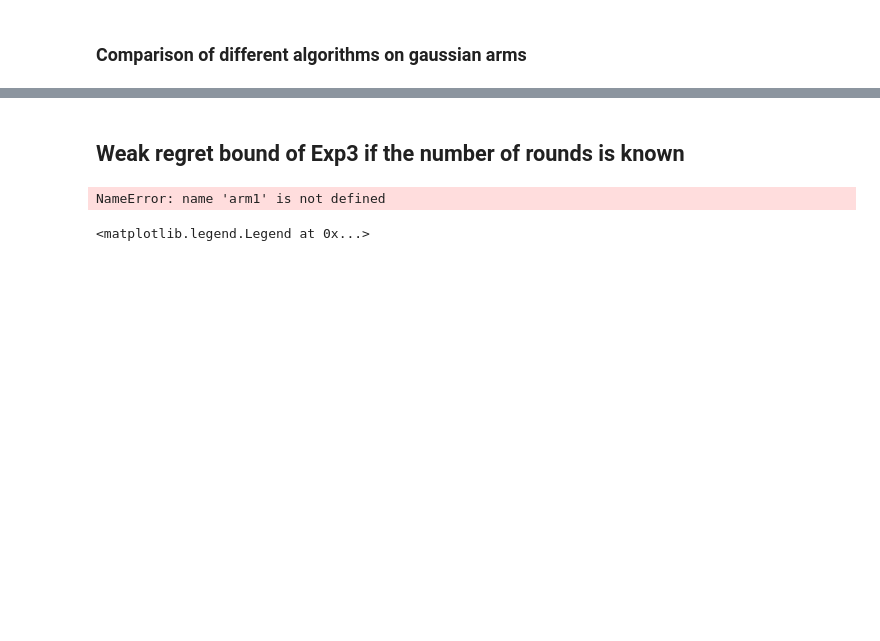
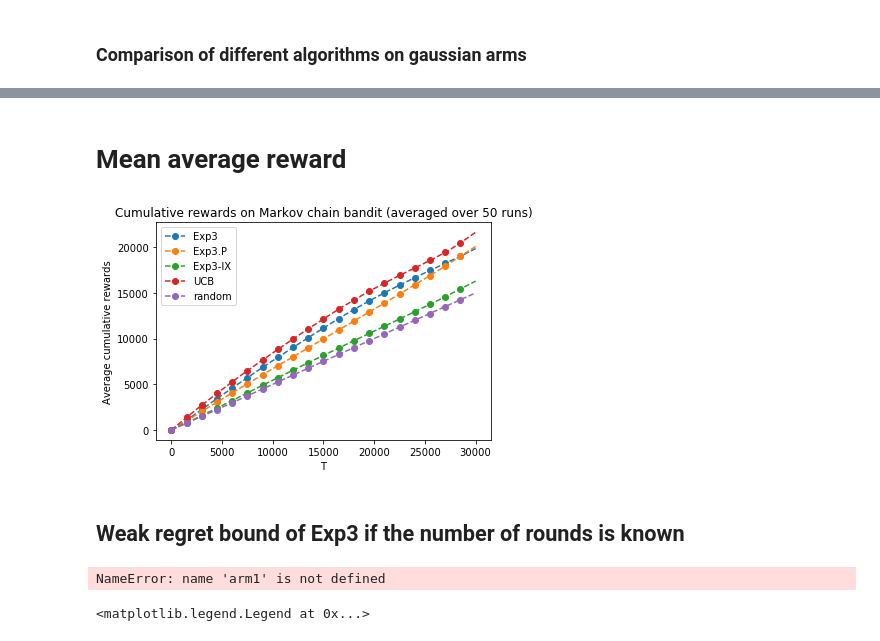
Before and after one commit to NicolasSchreuder/AdversarialBandit, a Jupyter notebook: MarkovChainExperiment.ipynb, the cells around one changed output, grey strips where cells are left out. Drawn from its saved outputs; the diff is of its cells as text; code cells hidden in the pictures; blank space fills up the shorter version.

```diff
--- a/MarkovChainExperiment.ipynb
+++ b/MarkovChainExperiment.ipynb
@@ -79,3 +84,50 @@ plt.ylabel('Cumulative rewards')
+# %% [markdown]
+# Mean average reward
+# %%
+n_iter = 50
+T = 30000
+K = 30
+
+exp3_cumsum = np.zeros((n_iter, T))
+exp3_P_cumsum = np.zeros((n_iter, T))
+exp3_IX_cumsum = np.zeros((n_iter, T))
+UCB_cumsum = np.zeros((n_iter, T))
+random_cumsum = np.zeros((n_iter, T))
+
+for n in range(n_iter):
+    MAB = [Arm(gaussian_traj(T)) for _ in range(K)]
+    rew, _, _ = exp3(MAB, T, eta=eta, gamma=np.sqrt(K * log(K) / ((np.exp(1) - 1) * T)))
+    rew_P, _, _ = exp3P(MAB, T, beta=beta, gamma=gamma, eta=eta)
+    rew_IX, _, _ = exp3_IX(MAB, T, eta=eta, gamma=0.5)
+    rew_UCB, _ = UCB1(MAB, T, rho=0.2)
+    rew_random = Random(MAB, T)
+
+    exp3_cumsum[n, :] = np.cumsum(rew)
+    exp3_P_cumsum[n, :] = np.cumsum(rew_P)
+    exp3_IX_cumsum[n, :] = np.cumsum(rew_IX)
+    UCB_cumsum[n, :] = np.cumsum(rew_UCB)
+    random_cumsum[n, :] = np.cumsum(rew_random)
+
+exp3_cumsum_average = np.mean(exp3_cumsum, 0)
+exp3_P_cumsum_average = np.mean(exp3_P_cumsum, 0)
+exp3_IX_cumsum_average = np.mean(exp3_IX_cumsum, 0)
+UCB_cumsum_average = np.mean(UCB_cumsum, 0)
+random_cumsum_average = np.mean(random_cumsum, 0)
+# %%
+plt.plot(exp3_cumsum_average, '--o', markevery=1500, label="Exp3")
+plt.plot(exp3_P_cumsum_average, '--o', markevery=1500, label="Exp3.P")
+plt.plot(exp3_IX_cumsum_average, '--o', markevery=1500, label="Exp3-IX")
+
+plt.plot(UCB_cumsum_average, '--o', markevery=1500, label="UCB")
+plt.plot(random_cumsum_average, '--o', markevery=1500, label="random")
+
+plt.legend(loc="upper left")
+plt.title("Cumulative rewards on Markov chain bandit (averaged over 50 runs)")
+plt.xlabel('T')
+plt.ylabel('Average cumulative rewards')
+savefig('MarkovBandit', dpi=500)
+# %% [output]
+[figure, added]
 # %% [markdown]
 ## Weak regret bound of Exp3 if the number of rounds is known
 # %%
```
Also changed, not shown: parts of 8 cells of this notebook, 8 other files.
